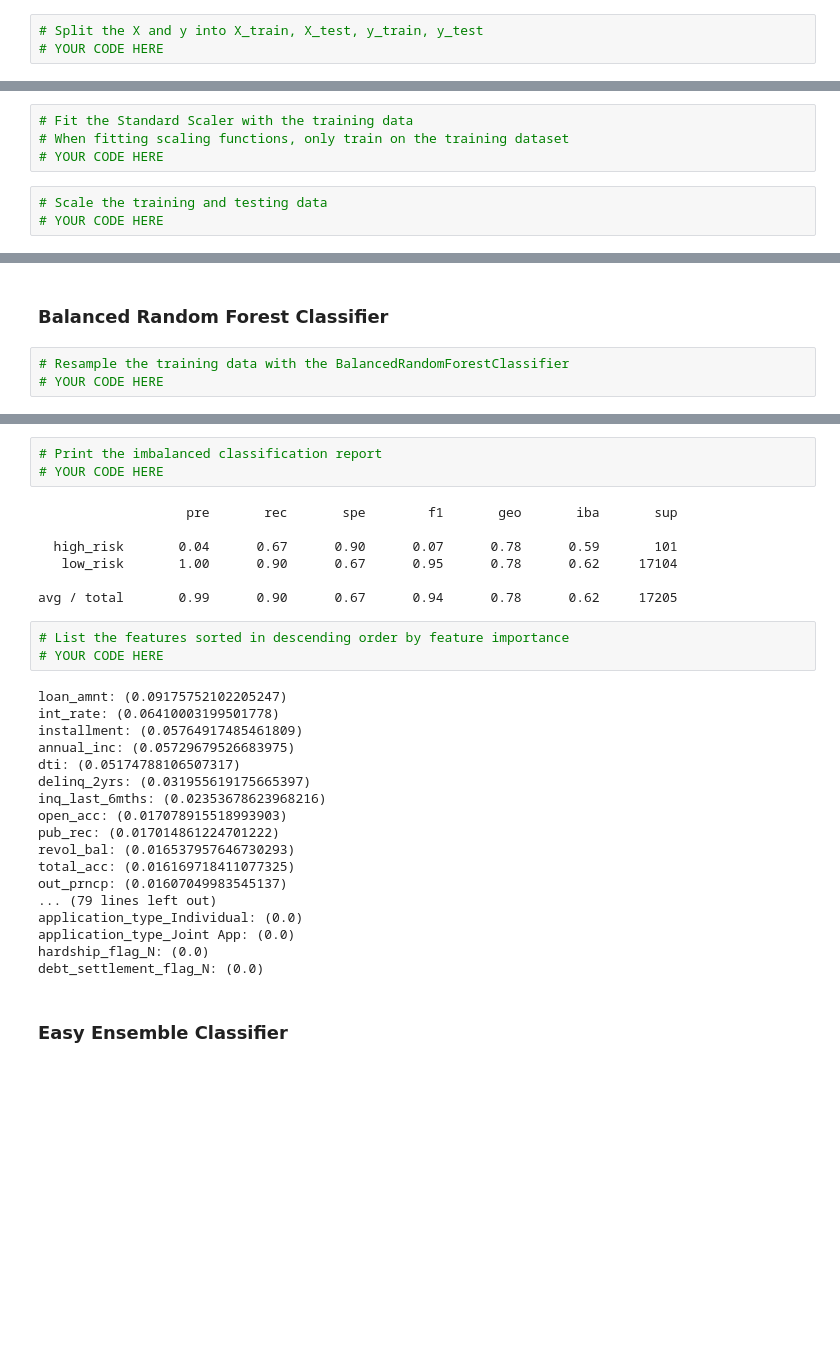
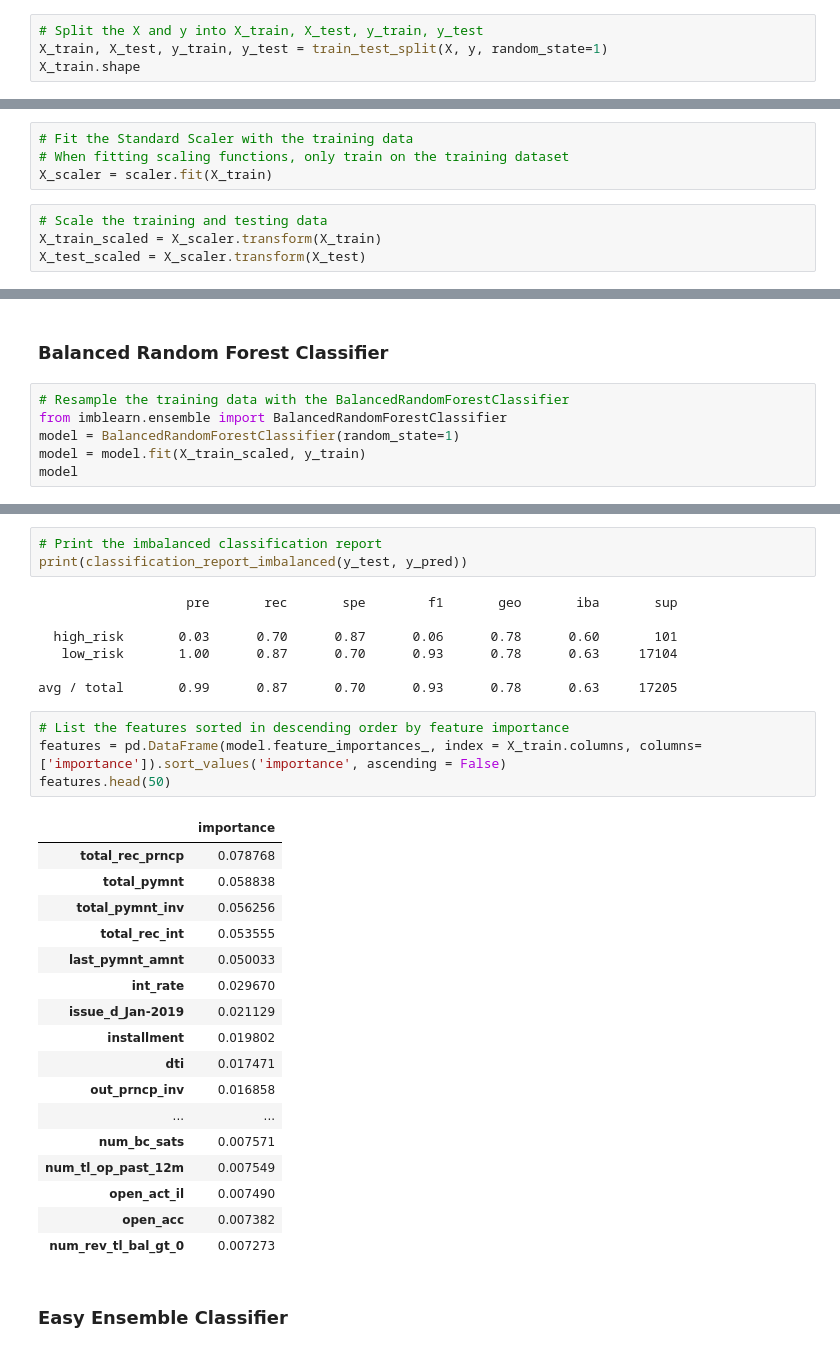
Before and after one commit to machkev/11-Machine-Learning, a Jupyter notebook: Machine-Learning/Instructions/Starter_Code/credit_risk_ensemble.ipynb, the cells around one changed output, grey strips where cells are left out. Drawn from its saved outputs; the diff is of its cells as text; blank space fills up the shorter version.

```diff
--- a/Machine-Learning/Instructions/Starter_Code/credit_risk_ensemble.ipynb
+++ b/Machine-Learning/Instructions/Starter_Code/credit_risk_ensemble.ipynb
@@ -110,4 +120,5 @@ high_risk      347
 Name: loan_status, dtype: int64
 # %%
 # Split the X and y into X_train, X_test, y_train, y_test
-# YOUR CODE HERE
+X_train, X_test, y_train, y_test = train_test_split(X, y, random_state=1)
+X_train.shape
@@ -122,10 +135,11 @@ scaler = StandardScaler()
 # %%
 # Fit the Standard Scaler with the training data
 # When fitting scaling functions, only train on the training dataset
-# YOUR CODE HERE
+X_scaler = scaler.fit(X_train)
 # %%
 # Scale the training and testing data
-# YOUR CODE HERE
+X_train_scaled = X_scaler.transform(X_train)
+X_test_scaled = X_scaler.transform(X_test)
 # %% [markdown]
 # Ensemble Learners
 
@@ -142,5 +156,8 @@ Note: Use a random state of 1 for each algorithm to ensure consistency between t
 ### Balanced Random Forest Classifier
 # %%
 # Resample the training data with the BalancedRandomForestClassifier
-# YOUR CODE HERE
+from imblearn.ensemble import BalancedRandomForestClassifier
+model = BalancedRandomForestClassifier(random_state=1)
+model = model.fit(X_train_scaled, y_train)
+model
 # %% [output]
@@ -165,33 +177,34 @@ array([[   68,    33],
 # %%
 # Print the imbalanced classification report
-# YOUR CODE HERE
+print(classification_report_imbalanced(y_test, y_pred))
 # %% [output]
                    pre       rec       spe        f1       geo       iba       sup
 
-  high_risk       0.04      0.67      0.90      0.07      0.78      0.59       101
-   low_risk       1.00      0.90      0.67      0.95      0.78      0.62     17104
+  high_risk       0.03      0.70      0.87      0.06      0.78      0.60       101
+   low_risk       1.00      0.87      0.70      0.93      0.78      0.63     17104
 
-avg / total       0.99      0.90      0.67      0.94      0.78      0.62     17205
+avg / total       0.99      0.87      0.70      0.93      0.78      0.63     17205
 # %%
 # List the features sorted in descending order by feature importance
-# YOUR CODE HERE
+features = pd.DataFrame(model.feature_importances_, index = X_train.columns, columns=['importance']).sort_values('importance', ascending = False)
+features.head(50)
 # %% [output]
-loan_amnt: (0.09175752102205247)
-int_rate: (0.06410003199501778)
-installment: (0.05764917485461809)
-annual_inc: (0.05729679526683975)
-dti: (0.05174788106507317)
-delinq_2yrs: (0.031955619175665397)
-inq_last_6mths: (0.02353678623968216)
-open_acc: (0.017078915518993903)
-pub_rec: (0.017014861224701222)
-revol_bal: (0.016537957646730293)
-total_acc: (0.016169718411077325)
-out_prncp: (0.01607049983545137)
-... (79 lines left out)
-application_type_Individual: (0.0)
-application_type_Joint App: (0.0)
-hardship_flag_N: (0.0)
-debt_settlement_flag_N: (0.0)
+|  | importance |
+| total_rec_prncp | 0.078768 |
+| total_pymnt | 0.058838 |
+| total_pymnt_inv | 0.056256 |
+| total_rec_int | 0.053555 |
+| last_pymnt_amnt | 0.050033 |
+| int_rate | 0.029670 |
+| issue_d_Jan-2019 | 0.021129 |
+| installment | 0.019802 |
+| dti | 0.017471 |
+| out_prncp_inv | 0.016858 |
+| ... | ... |
+| num_bc_sats | 0.007571 |
+| num_tl_op_past_12m | 0.007549 |
+| open_act_il | 0.007490 |
+| open_acc | 0.007382 |
+| num_rev_tl_bal_gt_0 | 0.007273 |
 # %% [markdown]
 ### Easy Ensemble Classifier
```
Also changed, not shown: parts of 12 cells of this notebook, 2 other files.
